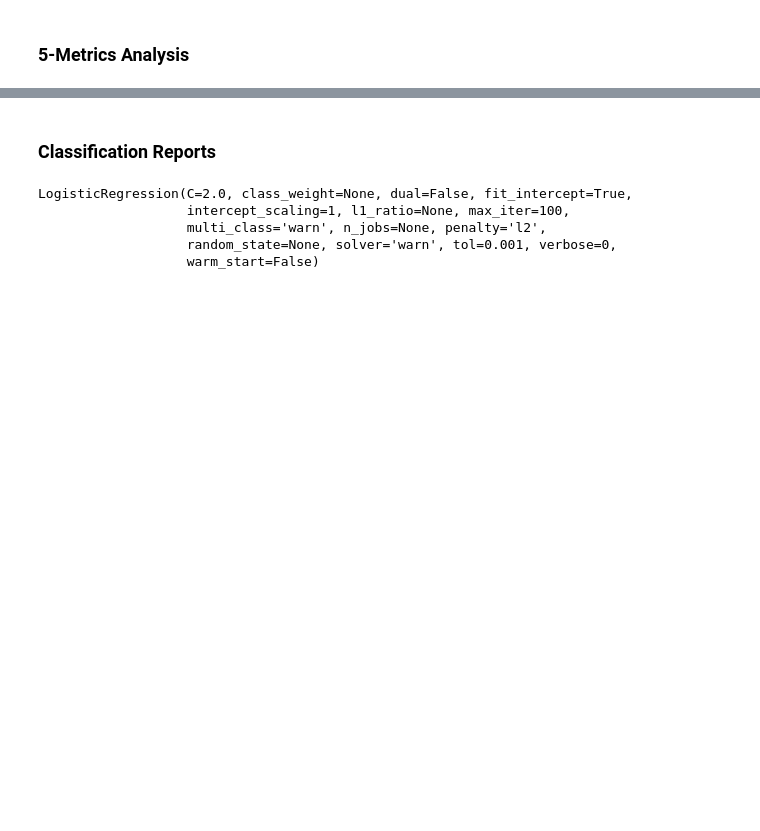
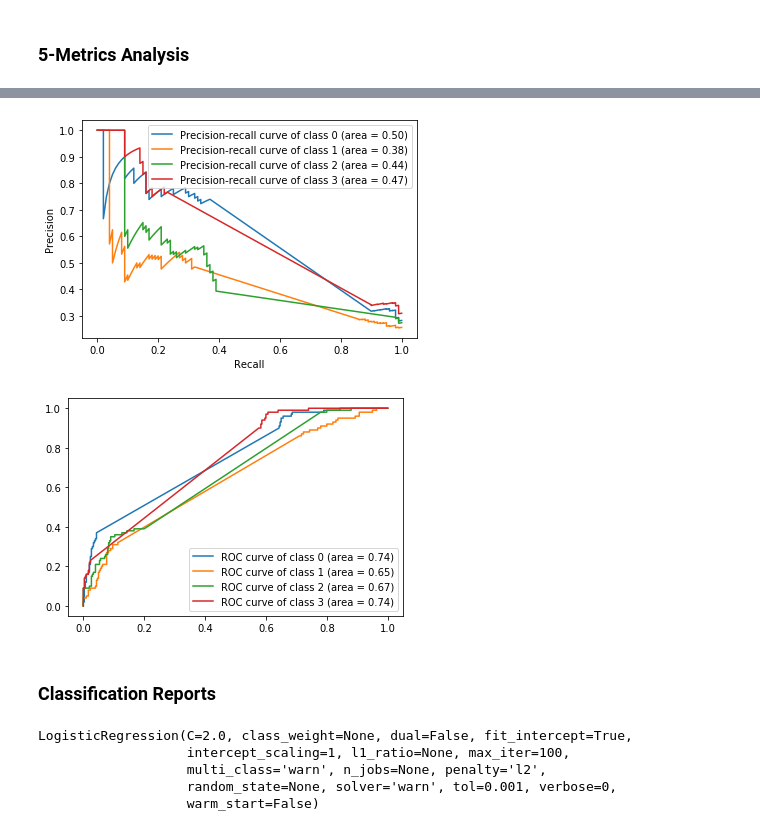
Before and after one commit to AlexCorreaO/prac_2, a Jupyter notebook: Pràctica2_A.ipynb, the cells around one changed output, grey strips where cells are left out. Cells and saved outputs as stored; diff of their text form; code cells hidden in the pictures; blank space fills up the shorter version.

```diff
--- a/Pràctica2_A.ipynb
+++ b/Pràctica2_A.ipynb
@@ -606,3 +493,8 @@ plt.legend()
+# %%
+precision_recall_roc(probsvm)
+# %% [output]
+[figure, added]
+[figure, added]
 # %% [markdown]
 ### Classification Reports
 # %%
```
Also changed, not shown: parts of 36 cells of this notebook, 1 other file.
